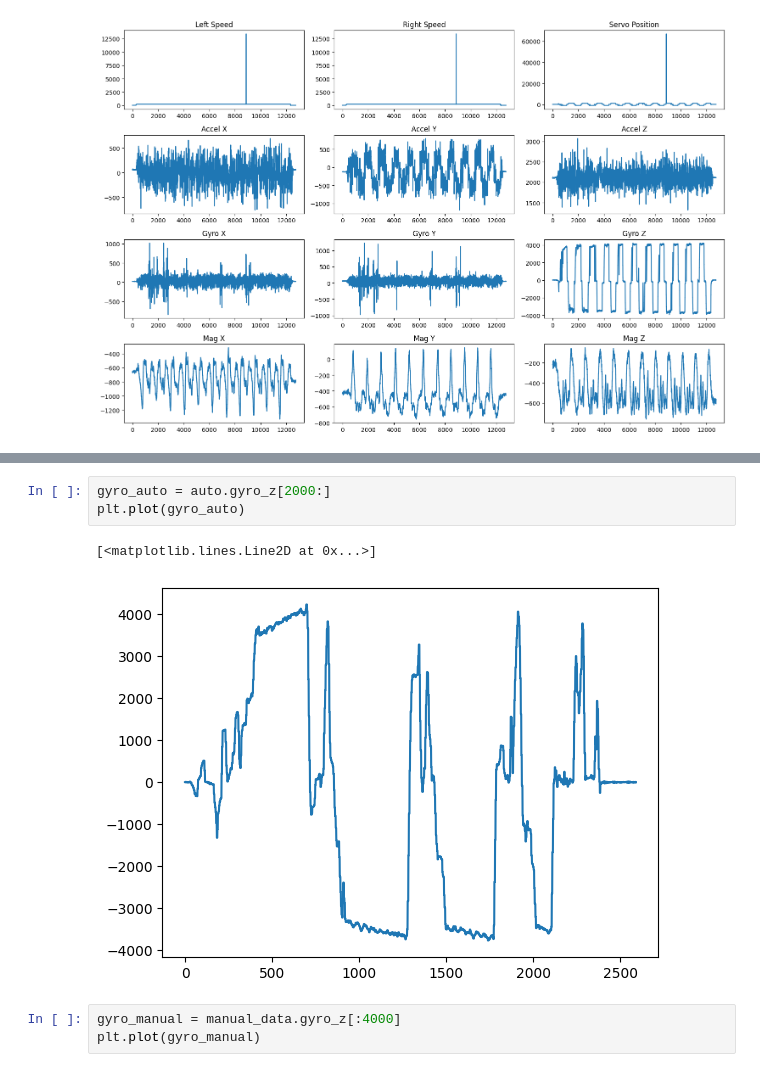
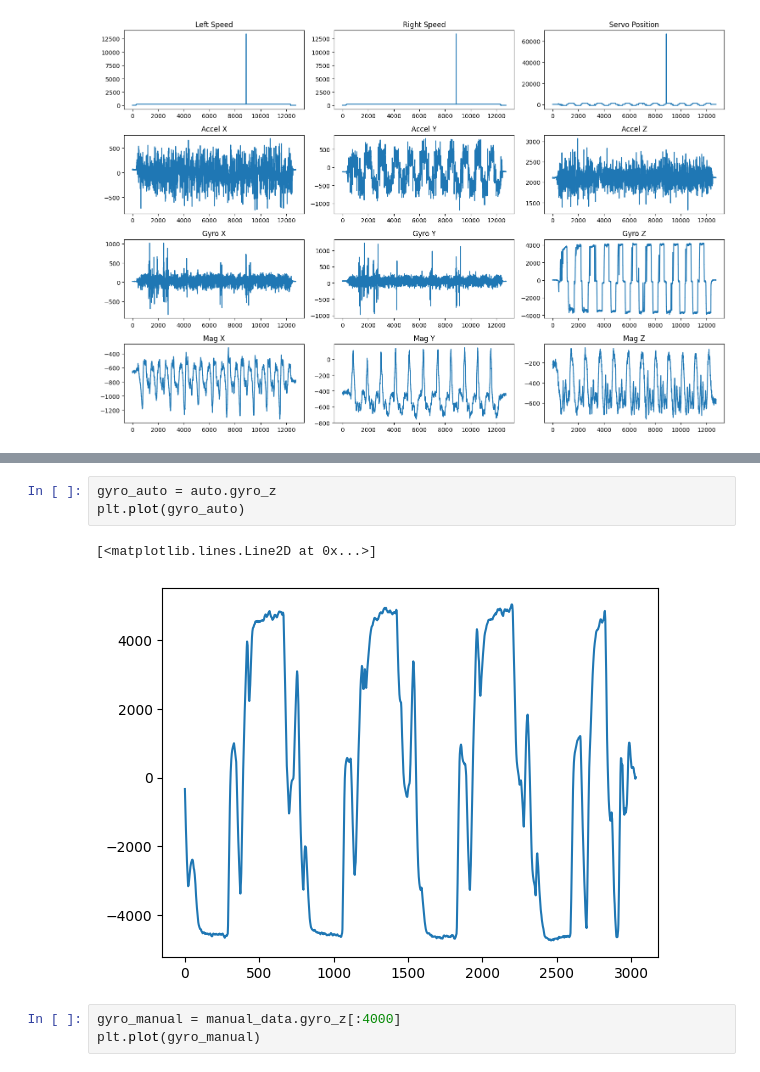
Before and after one commit to gaitovrat/bachelor, a Jupyter notebook: Notebooks/Lap.ipynb, the cells around one changed output, grey strips where cells are left out. Cells and saved outputs as stored; diff of their text form.

Commit message:
Fix Image bug

```diff
--- a/Notebooks/Lap.ipynb
+++ b/Notebooks/Lap.ipynb
@@ -125,9 +125,9 @@ auto_no_sensors_data.plot_all()
 # %%
-gyro_auto = auto.gyro_z[2000:]
+gyro_auto = auto.gyro_z
 plt.plot(gyro_auto)
 # %% [output]
 [<matplotlib.lines.Line2D at 0x...>]
-[figure, old version]
+[figure, new version]
 # %%
 gyro_manual = manual_data.gyro_z[:4000]
 plt.plot(gyro_manual)
```
Also changed, not shown: parts of 6 cells of this notebook, 8 other files.
